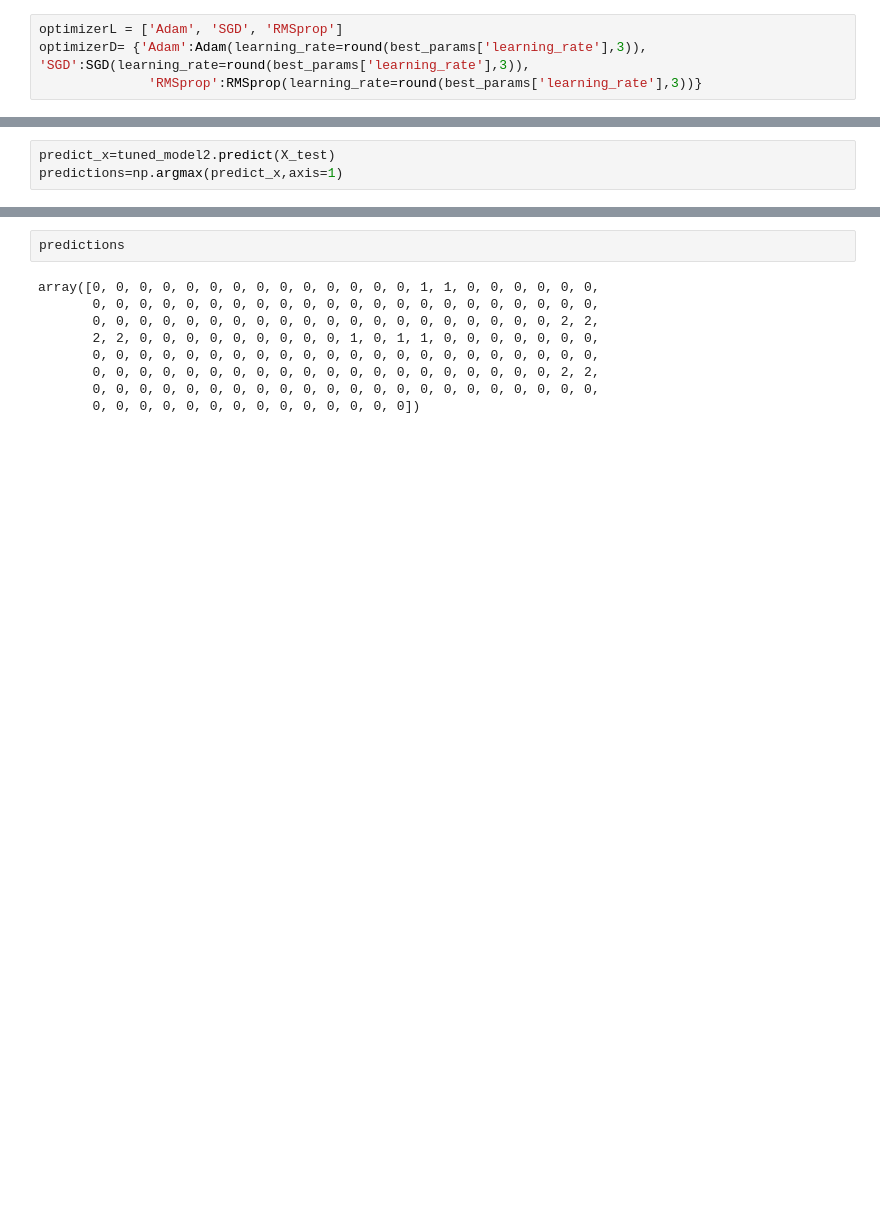
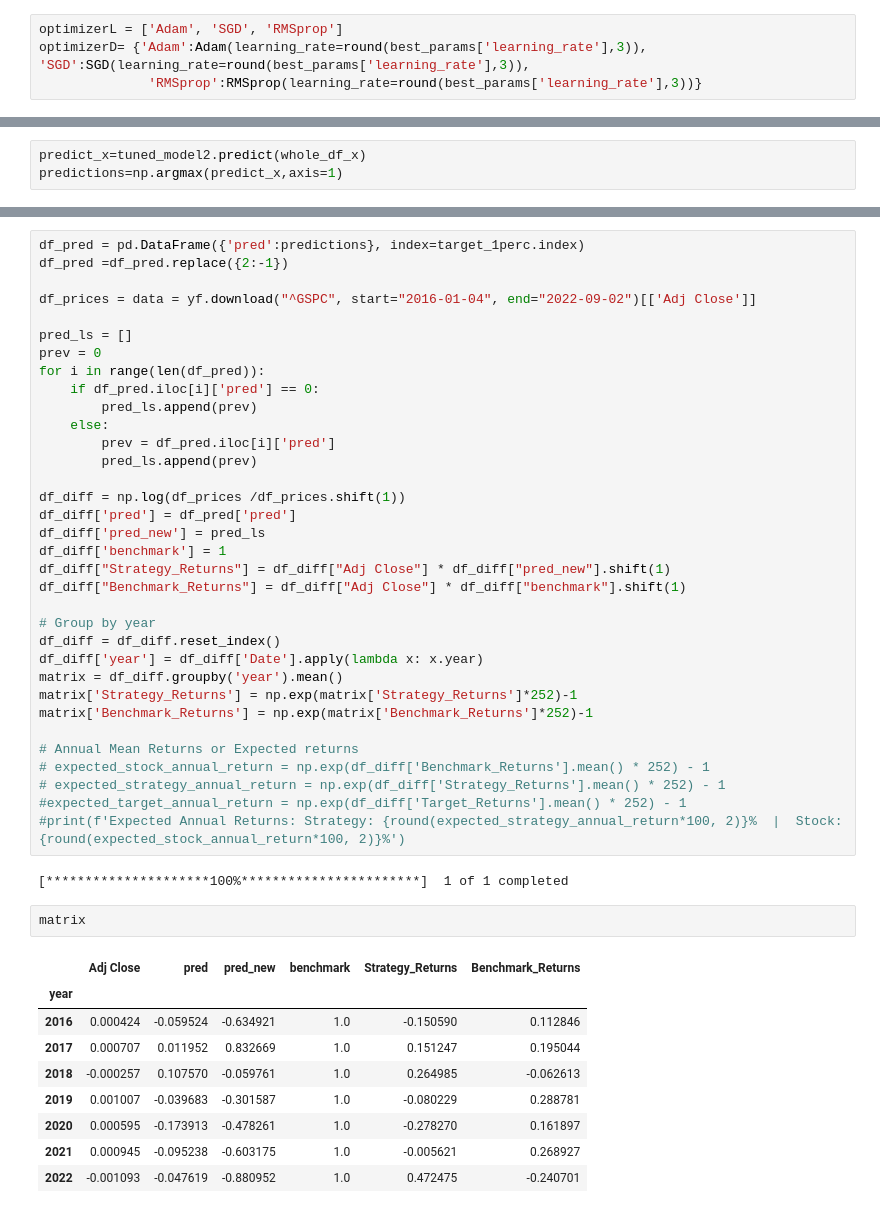
Before and after one commit to yeonatalie/bt4222-ml-sp500, a Jupyter notebook: nn.ipynb, the cells around one changed output, grey strips where cells are left out. Cells and saved outputs as stored; diff of their text form; blank space fills up the shorter version.

```diff
--- a/nn.ipynb
+++ b/nn.ipynb
@@ -452,4 +484,4 @@ results
 # %%
-predict_x=tuned_model2.predict(X_test)
+predict_x=tuned_model2.predict(whole_df_x)
 predictions=np.argmax(predict_x,axis=1)
 # %% [output]
@@ -457,11 +489,48 @@ predictions=np.argmax(predict_x,axis=1)
-# %%
-predictions
-# %% [output]
-array([0, 0, 0, 0, 0, 0, 0, 0, 0, 0, 0, 0, 0, 0, 1, 1, 0, 0, 0, 0, 0, 0,
-       0, 0, 0, 0, 0, 0, 0, 0, 0, 0, 0, 0, 0, 0, 0, 0, 0, 0, 0, 0, 0, 0,
-       0, 0, 0, 0, 0, 0, 0, 0, 0, 0, 0, 0, 0, 0, 0, 0, 0, 0, 0, 0, 2, 2,
-       2, 2, 0, 0, 0, 0, 0, 0, 0, 0, 0, 1, 0, 1, 1, 0, 0, 0, 0, 0, 0, 0,
-       0, 0, 0, 0, 0, 0, 0, 0, 0, 0, 0, 0, 0, 0, 0, 0, 0, 0, 0, 0, 0, 0,
-       0, 0, 0, 0, 0, 0, 0, 0, 0, 0, 0, 0, 0, 0, 0, 0, 0, 0, 0, 0, 2, 2,
-       0, 0, 0, 0, 0, 0, 0, 0, 0, 0, 0, 0, 0, 0, 0, 0, 0, 0, 0, 0, 0, 0,
-       0, 0, 0, 0, 0, 0, 0, 0, 0, 0, 0, 0, 0, 0])
+# %%
+df_pred = pd.DataFrame({'pred':predictions}, index=target_1perc.index)
+df_pred =df_pred.replace({2:-1})
+
+df_prices = data = yf.download("^GSPC", start="2016-01-04", end="2022-09-02")[['Adj Close']]
+
+pred_ls = []
+prev = 0
+for i in range(len(df_pred)):
+    if df_pred.iloc[i]['pred'] == 0:
+        pred_ls.append(prev)
+    else:
+        prev = df_pred.iloc[i]['pred']
+        pred_ls.append(prev)
+
+df_diff = np.log(df_prices /df_prices.shift(1))
+df_diff['pred'] = df_pred['pred']
+df_diff['pred_new'] = pred_ls
+df_diff['benchmark'] = 1
+df_diff["Strategy_Returns"] = df_diff["Adj Close"] * df_diff["pred_new"].shift(1)
+df_diff["Benchmark_Returns"] = df_diff["Adj Close"] * df_diff["benchmark"].shift(1)
+
+# Group by year
+df_diff = df_diff.reset_index()
+df_diff['year'] = df_diff['Date'].apply(lambda x: x.year)
+matrix = df_diff.groupby('year').mean()
+matrix['Strategy_Returns'] = np.exp(matrix['Strategy_Returns']*252)-1
+matrix['Benchmark_Returns'] = np.exp(matrix['Benchmark_Returns']*252)-1
+
+# Annual Mean Returns or Expected returns
+# expected_stock_annual_return = np.exp(df_diff['Benchmark_Returns'].mean() * 252) - 1
+# expected_strategy_annual_return = np.exp(df_diff['Strategy_Returns'].mean() * 252) - 1
+#expected_target_annual_return = np.exp(df_diff['Target_Returns'].mean() * 252) - 1
+#print(f'Expected Annual Returns: Strategy: {round(expected_strategy_annual_return*100, 2)}%  |  Stock: {round(expected_stock_annual_return*100, 2)}%')
+# %% [output]
+[*********************100%***********************]  1 of 1 completed
+# %%
+matrix
+# %% [output]
+|  | Adj Close | pred | pred_new | benchmark | Strategy_Returns | Benchmark_Returns |
+| year |  |  |  |  |  |  |
+| 2016 | 0.000424 | -0.059524 | -0.634921 | 1.0 | -0.150590 | 0.112846 |
+| 2017 | 0.000707 | 0.011952 | 0.832669 | 1.0 | 0.151247 | 0.195044 |
+| 2018 | -0.000257 | 0.107570 | -0.059761 | 1.0 | 0.264985 | -0.062613 |
+| 2019 | 0.001007 | -0.039683 | -0.301587 | 1.0 | -0.080229 | 0.288781 |
+| 2020 | 0.000595 | -0.173913 | -0.478261 | 1.0 | -0.278270 | 0.161897 |
+| 2021 | 0.000945 | -0.095238 | -0.603175 | 1.0 | -0.005621 | 0.268927 |
+| 2022 | -0.001093 | -0.047619 | -0.880952 | 1.0 | 0.472475 | -0.240701 |
```
Also changed, not shown: parts of 19 cells of this notebook, 3 other files.
